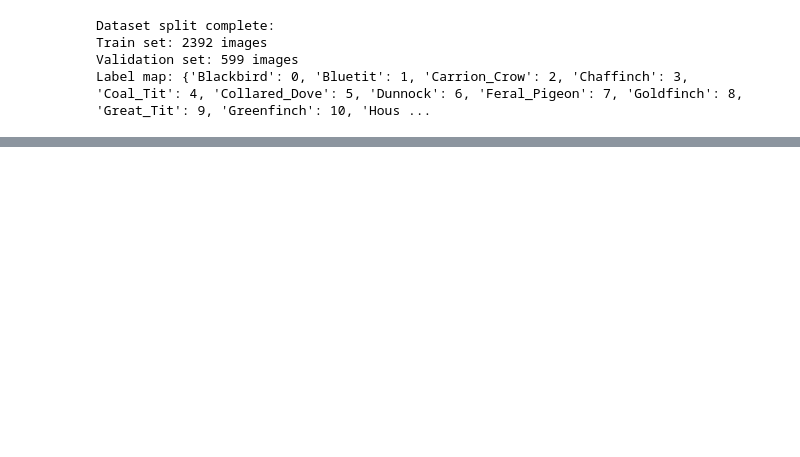
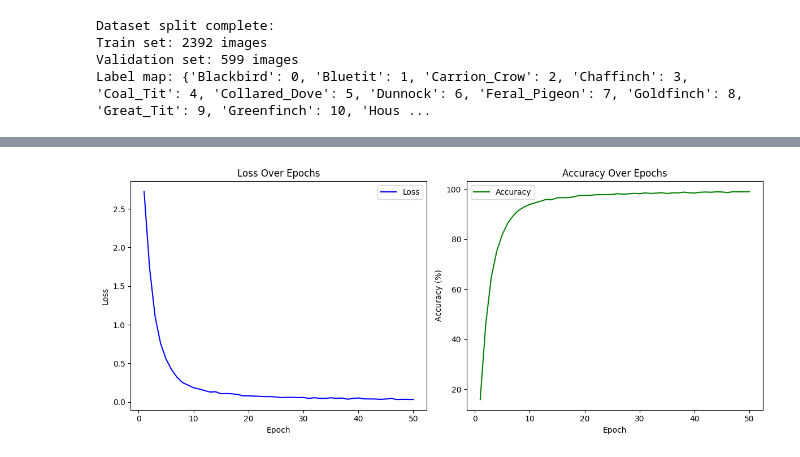
Before and after one commit to AntoineZampunieris/M1_DL, a Jupyter notebook: CNN_Bird_Species.ipynb, the cells around one changed output, grey strips where cells are left out. Drawn from its saved outputs; the diff is of its cells as text; code cells hidden in the pictures; blank space fills up the shorter version.

```diff
--- a/CNN_Bird_Species.ipynb
+++ b/CNN_Bird_Species.ipynb
@@ -383,3 +382,24 @@ Wall time: 4min 52s
+# %%
+# Plot and save accuracy and loss graphs over epochs
+
+fig, ax = plt.subplots(1, 2, figsize=(12, 5))
+ax[0].plot(range(1, len(loss_history) + 1), loss_history, color="blue", label="Loss")
+ax[0].set_title("Loss Over Epochs")
+ax[0].set_xlabel("Epoch")
+ax[0].set_ylabel("Loss")
+ax[0].legend()
+
+ax[1].plot(range(1, len(accuracy_history) + 1), accuracy_history, color="green", label="Accuracy")
+ax[1].set_title("Accuracy Over Epochs")
+ax[1].set_xlabel("Epoch")
+ax[1].set_ylabel("Accuracy (%)")
+ax[1].legend()
+
+plt.tight_layout()
+plt.savefig("accuracy_loss_over_epochs.png")
+plt.show()
+# %% [output]
+[figure, added]
 # %%
 # Evaluation
 model.eval()
```
Also changed, not shown: parts of 9 cells of this notebook.
